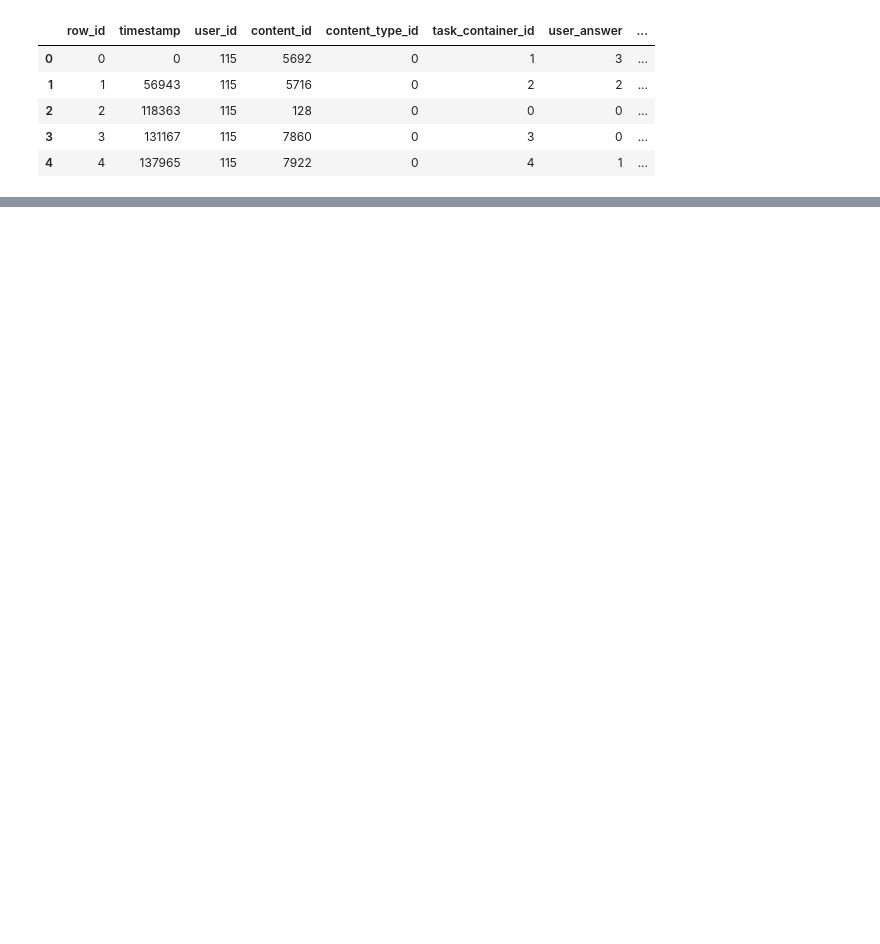
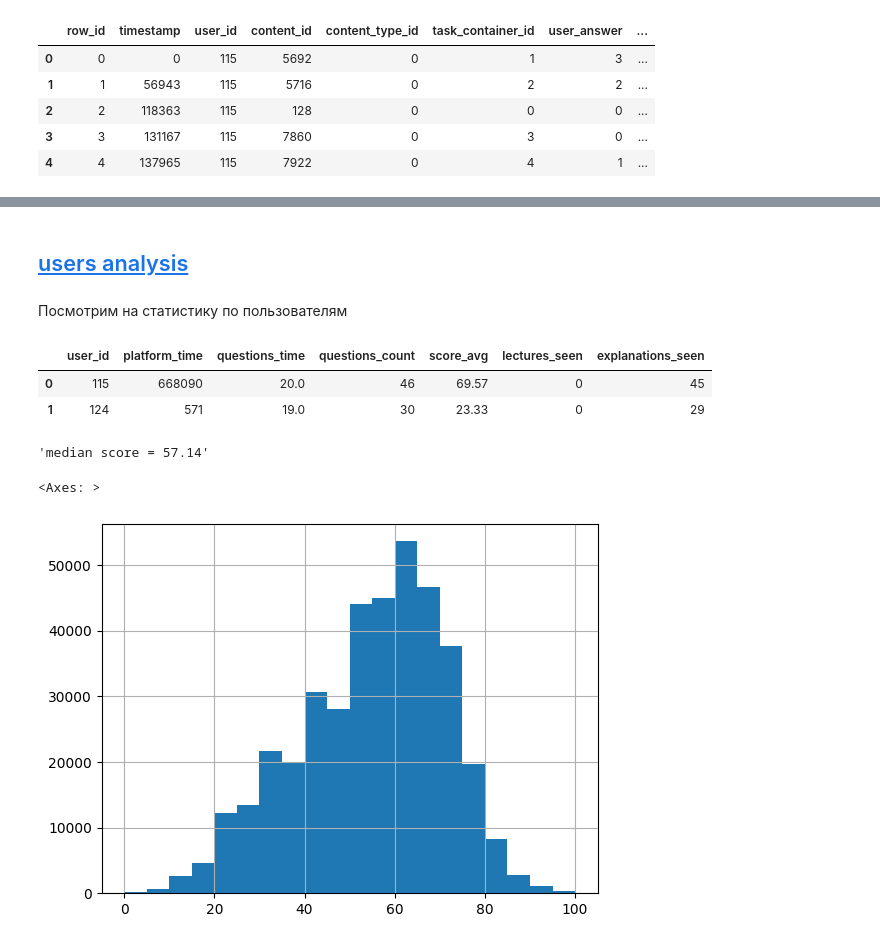
Before and after one commit to IDZorin/mipt-python-i-hw3, a Jupyter notebook: HW3.ipynb, the cells around one changed output, grey strips where cells are left out. Saved outputs shown, nothing was run; the diff lists cells and outputs as text; code cells hidden in the pictures; blank space fills up the shorter version.

```diff
--- a/HW3.ipynb
+++ b/HW3.ipynb
@@ -57,0 +1618,8 @@ TypeError: 'tuple' object is not callable
+# %%
+df["timestamp"] = (df["timestamp"] // 1000).astype("int32")
+# %%
+df["prior_question_elapsed_time"] = df["prior_question_elapsed_time"].apply(
+    lambda x: x // 1000 if x != -1 else -1
+)
+# %%
+df = optimize_dataframe(df)
@@ -57,0 +1777,43 @@ TypeError: 'tuple' object is not callable
+# %% [markdown]
+## <a id='toc7_2_'></a>[users analysis](#toc0_)
+# %% [markdown]
+Посмотрим на статистику по пользователям
+# %%
+user_stats = (
+    df.groupby("user_id")
+    .agg(
+        platform_time=("timestamp", lambda x: x.max() - x.min()),
+        questions_time=(
+            "prior_question_elapsed_time",
+            lambda x: round(x[x >= 0].mean(), 0),
+        ),
+        questions_count=("content_type_id", lambda x: (x == 0).sum()),
+        avg_score=("answered_correctly", lambda x: round(100 * x[x >= 0].mean(), 2)),
+        lectures_seen=("content_type_id", lambda x: (x == 1).sum()),
+        explanations_seen=("prior_question_had_explanation", lambda x: (x >= 0).sum()),
+    )
+    .reset_index()
+)
+user_stats.columns = [
+    "user_id",
+    "platform_time",
+    "questions_time",
+    "questions_count",
+    "score_avg",
+    "lectures_seen",
+    "explanations_seen",
+]
+user_stats = optimize_dataframe(user_stats)
+# %%
+user_stats.head(2)
+# %% [output]
+|  | user_id | platform_time | questions_time | questions_count | score_avg | lectures_seen | explanations_seen |
+| 0 | 115 | 668090 | 20.0 | 46 | 69.57 | 0 | 45 |
+| 1 | 124 | 571 | 19.0 | 30 | 23.33 | 0 | 29 |
+# %%
+display(f'median score = {user_stats["score_avg"].median()}')
+user_stats["score_avg"].hist(bins=20)
+# %% [output]
+'median score = 57.14'
+<Axes: >
+[figure, added]
```
Also changed, not shown: parts of 253 cells of this notebook.
